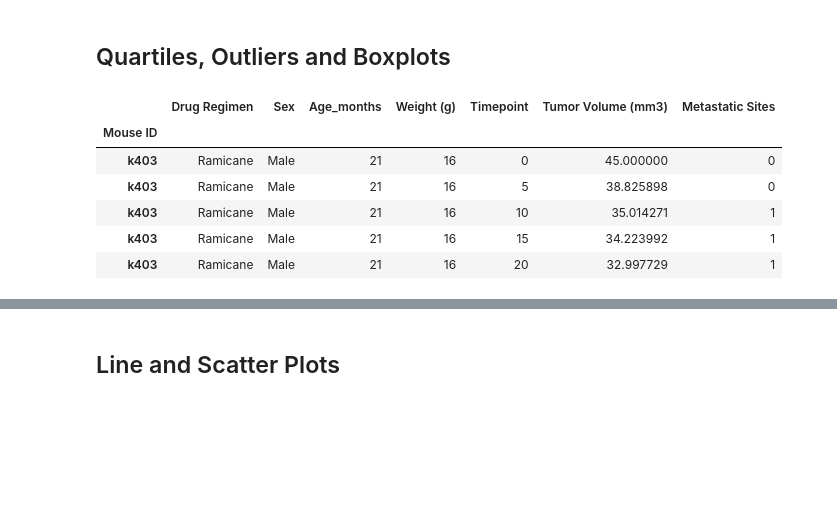
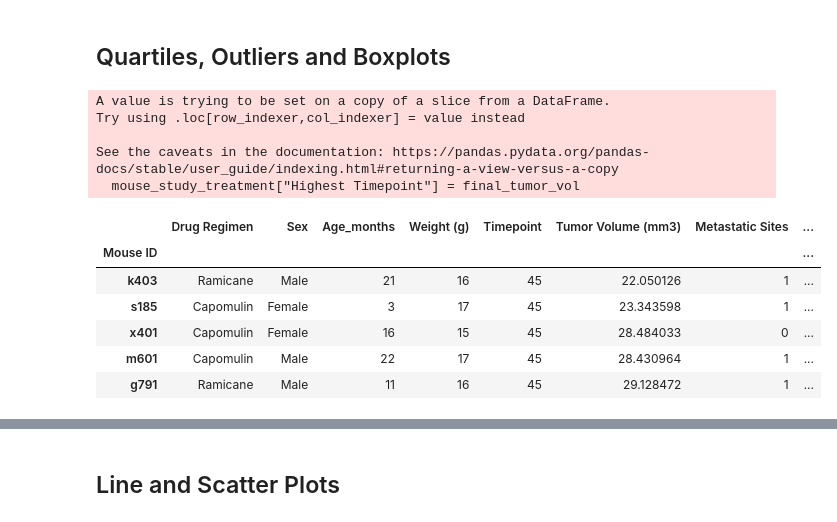
Before and after one commit to annabitzer/pymaceuticals_challenge, a Jupyter notebook: Pymaceuticals/pymaceuticals_module.ipynb, the cells around one changed output, grey strips where cells are left out. Drawn from its saved outputs; the diff is of its cells as text; code cells hidden in the pictures; blank space fills up the shorter version.

```diff
--- a/Pymaceuticals/pymaceuticals_module.ipynb
+++ b/Pymaceuticals/pymaceuticals_module.ipynb
@@ -181,23 +184,33 @@ plt.show()
 # %%
 # Calculate the final tumor volume of each mouse across four of the treatment regimens:
 # Capomulin, Ramicane, Infubinol, and Ceftamin
-mouse_study_clean = mouse_study_clean.set_index("Mouse ID")
-mouse_study_clean.head()
+#filter dataset to just the listed drugs
+mouse_study_treatment = mouse_study_clean[(mouse_study_clean["Drug Regimen"] == "Capomulin")
+                                          |(mouse_study_clean["Drug Regimen"] == "Ramicane")
+                                          |(mouse_study_clean["Drug Regimen"] == "Infubinol")
+                                          |(mouse_study_clean["Drug Regimen"] == "Ceftamin")]
+mouse_study_treatment
+
 # Start by getting the last (greatest) timepoint for each mouse
-#final_tumor_vol = mouse_study_clean.groupby(["Mouse ID"]).max()["Timepoint"]
-#final_tumor_vol
+final_tumor_vol = mouse_study_treatment.groupby(["Mouse ID"]).max()["Timepoint"]
 
 # Merge this group df with the original DataFrame to get the tumor volume at the last timepoint
-#mouse_study_clean["Highest Timepoint"] = final_tumor_vol
-#mouse_study_clean.head(50)
+mouse_study_treatment["Highest Timepoint"] = final_tumor_vol
 
-#mouse_study_clean = mouse_study_clean.set_index("Mouse ID")
-#mouse_study_clean.head()
+#only keep rows where the timepoint columns = highest timepoint (so, only the highest timepoint is kept)
+mouse_study_treatment = mouse_study_treatment[(mouse_study_treatment["Timepoint"])
+                                              == (mouse_study_treatment["Highest Timepoint"])]
+mouse_study_treatment.head()
 # %% [output]
+A value is trying to be set on a copy of a slice from a DataFrame.
+Try using .loc[row_indexer,col_indexer] = value instead
+
+See the caveats in the documentation: https://pandas.pydata.org/pandas-docs/stable/user_guide/indexing.html#returning-a-view-versus-a-copy
+  mouse_study_treatment["Highest Timepoint"] = final_tumor_vol
-|  | Drug Regimen | Sex | Age_months | Weight (g) | Timepoint | Tumor Volume (mm3) | Metastatic Sites |
-| Mouse ID |  |  |  |  |  |  |  |
-| k403 | Ramicane | Male | 21 | 16 | 0 | 45.000000 | 0 |
-| k403 | Ramicane | Male | 21 | 16 | 5 | 38.825898 | 0 |
-| k403 | Ramicane | Male | 21 | 16 | 10 | 35.014271 | 1 |
-| k403 | Ramicane | Male | 21 | 16 | 15 | 34.223992 | 1 |
-| k403 | Ramicane | Male | 21 | 16 | 20 | 32.997729 | 1 |
+|  | Drug Regimen | Sex | Age_months | Weight (g) | Timepoint | Tumor Volume (mm3) | Metastatic Sites | ... |
+| Mouse ID |  |  |  |  |  |  |  | ... |
+| k403 | Ramicane | Male | 21 | 16 | 45 | 22.050126 | 1 | ... |
+| s185 | Capomulin | Female | 3 | 17 | 45 | 23.343598 | 1 | ... |
+| x401 | Capomulin | Female | 16 | 15 | 45 | 28.484033 | 0 | ... |
+| m601 | Capomulin | Male | 22 | 17 | 45 | 28.430964 | 1 | ... |
+| g791 | Ramicane | Male | 11 | 16 | 45 | 29.128472 | 1 | ... |
```
Also changed, not shown: parts of 6 cells of this notebook, 1 other file.
